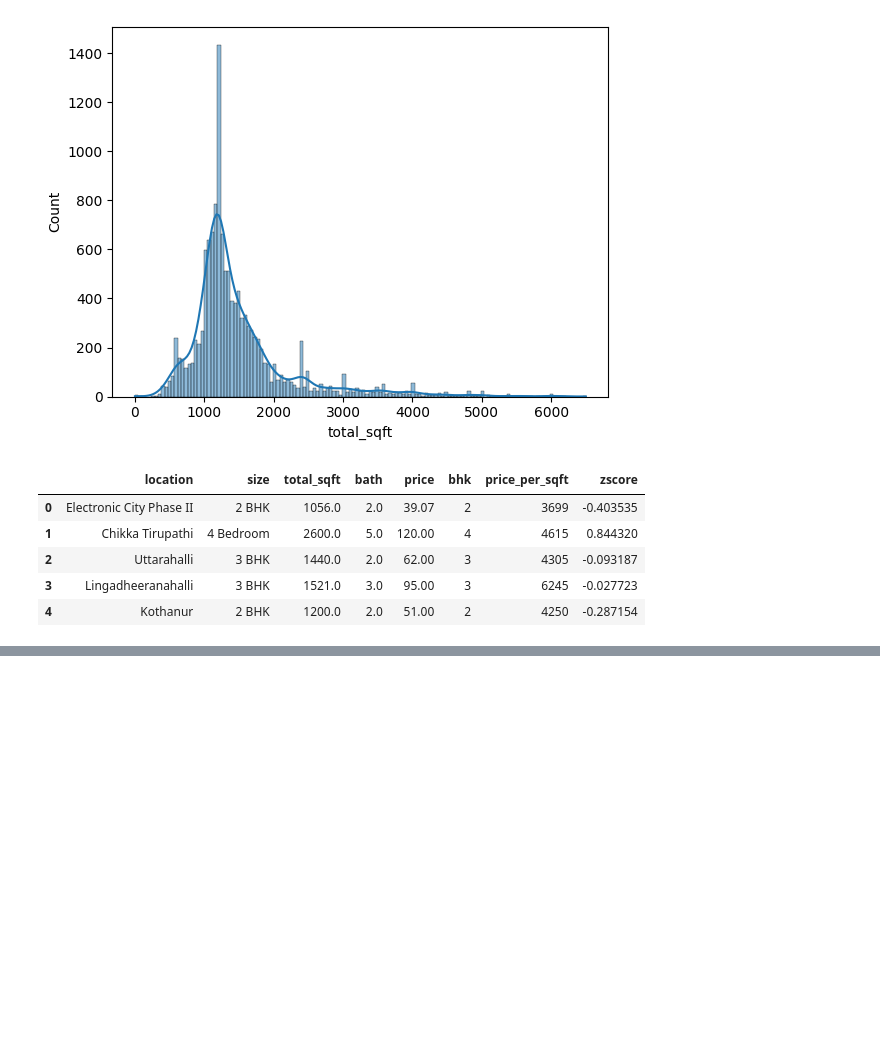
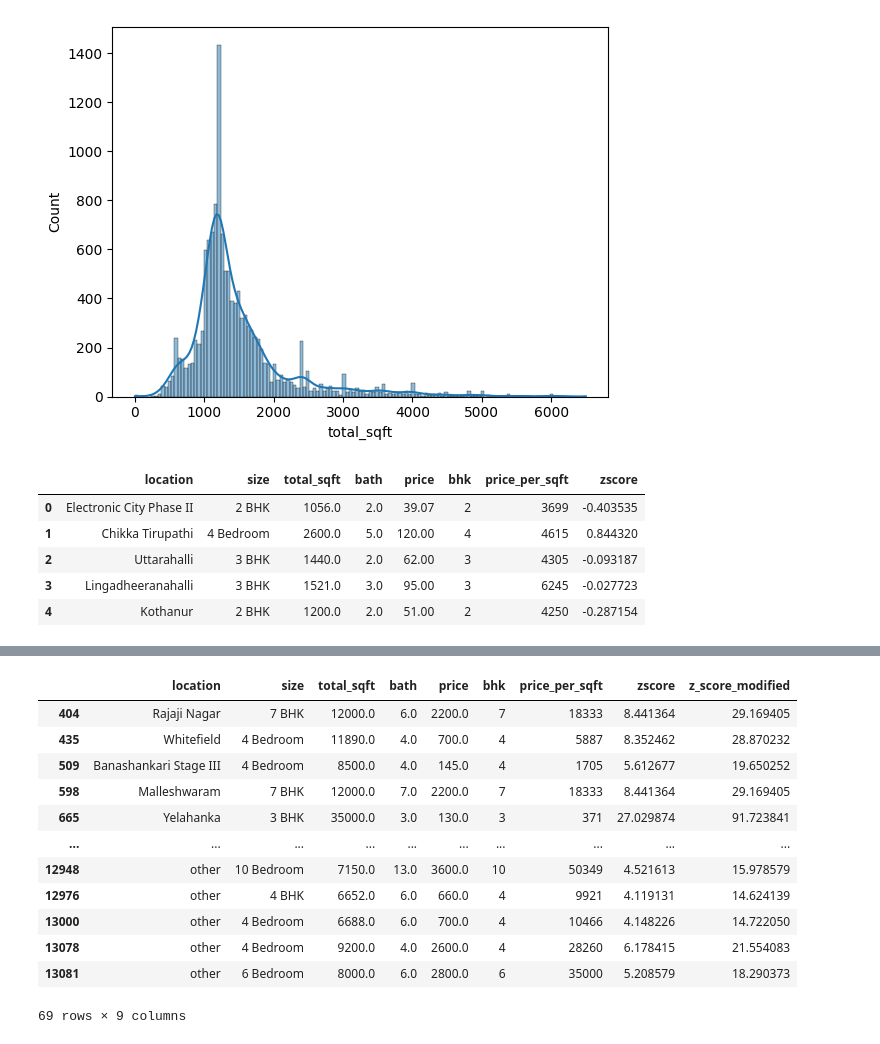
Before and after one commit to evgeniosk94/General-Python-Exercises, a Jupyter notebook: Data Science Roadmap for Beginners/Normal_distribution.ipynb, the cells around one changed output, grey strips where cells are left out. Drawn from its saved outputs; the diff is of its cells as text; code cells hidden in the pictures; blank space fills up the shorter version.

```diff
--- a/Data Science Roadmap for Beginners/Normal_distribution.ipynb
+++ b/Data Science Roadmap for Beginners/Normal_distribution.ipynb
@@ -124,0 +159,16 @@ df_new_z_score
+# %%
+df[df.zscore>4]
+# %% [output]
+|  | location | size | total_sqft | bath | price | bhk | price_per_sqft | zscore | z_score_modified |
+| 404 | Rajaji Nagar | 7 BHK | 12000.0 | 6.0 | 2200.0 | 7 | 18333 | 8.441364 | 29.169405 |
+| 435 | Whitefield | 4 Bedroom | 11890.0 | 4.0 | 700.0 | 4 | 5887 | 8.352462 | 28.870232 |
+| 509 | Banashankari Stage III | 4 Bedroom | 8500.0 | 4.0 | 145.0 | 4 | 1705 | 5.612677 | 19.650252 |
+| 598 | Malleshwaram | 7 BHK | 12000.0 | 7.0 | 2200.0 | 7 | 18333 | 8.441364 | 29.169405 |
+| 665 | Yelahanka | 3 BHK | 35000.0 | 3.0 | 130.0 | 3 | 371 | 27.029874 | 91.723841 |
+| ... | ... | ... | ... | ... | ... | ... | ... | ... | ... |
+| 12948 | other | 10 Bedroom | 7150.0 | 13.0 | 3600.0 | 10 | 50349 | 4.521613 | 15.978579 |
+| 12976 | other | 4 BHK | 6652.0 | 6.0 | 660.0 | 4 | 9921 | 4.119131 | 14.624139 |
+| 13000 | other | 4 Bedroom | 6688.0 | 6.0 | 700.0 | 4 | 10466 | 4.148226 | 14.722050 |
+| 13078 | other | 4 Bedroom | 9200.0 | 4.0 | 2600.0 | 4 | 28260 | 6.178415 | 21.554083 |
+| 13081 | other | 6 Bedroom | 8000.0 | 6.0 | 2800.0 | 6 | 35000 | 5.208579 | 18.290373 |
+69 rows × 9 columns
```
Also changed, not shown: parts of 10 cells of this notebook.
